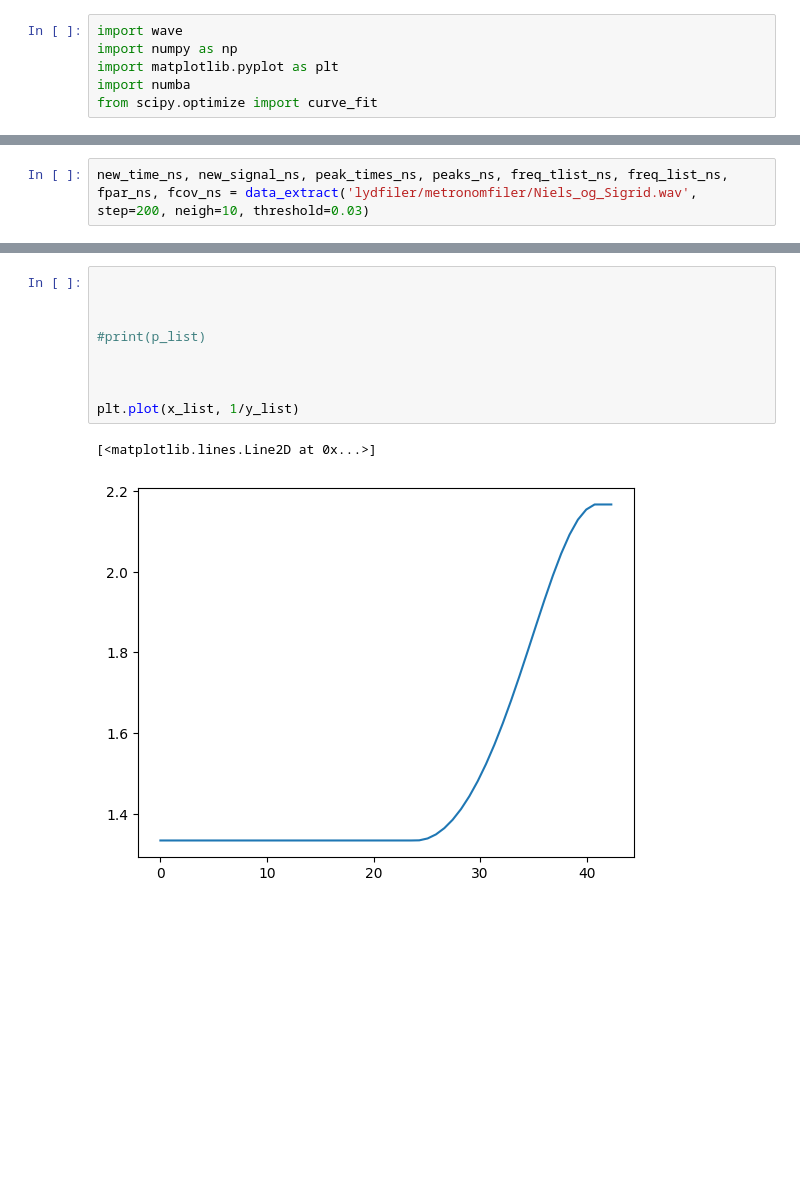
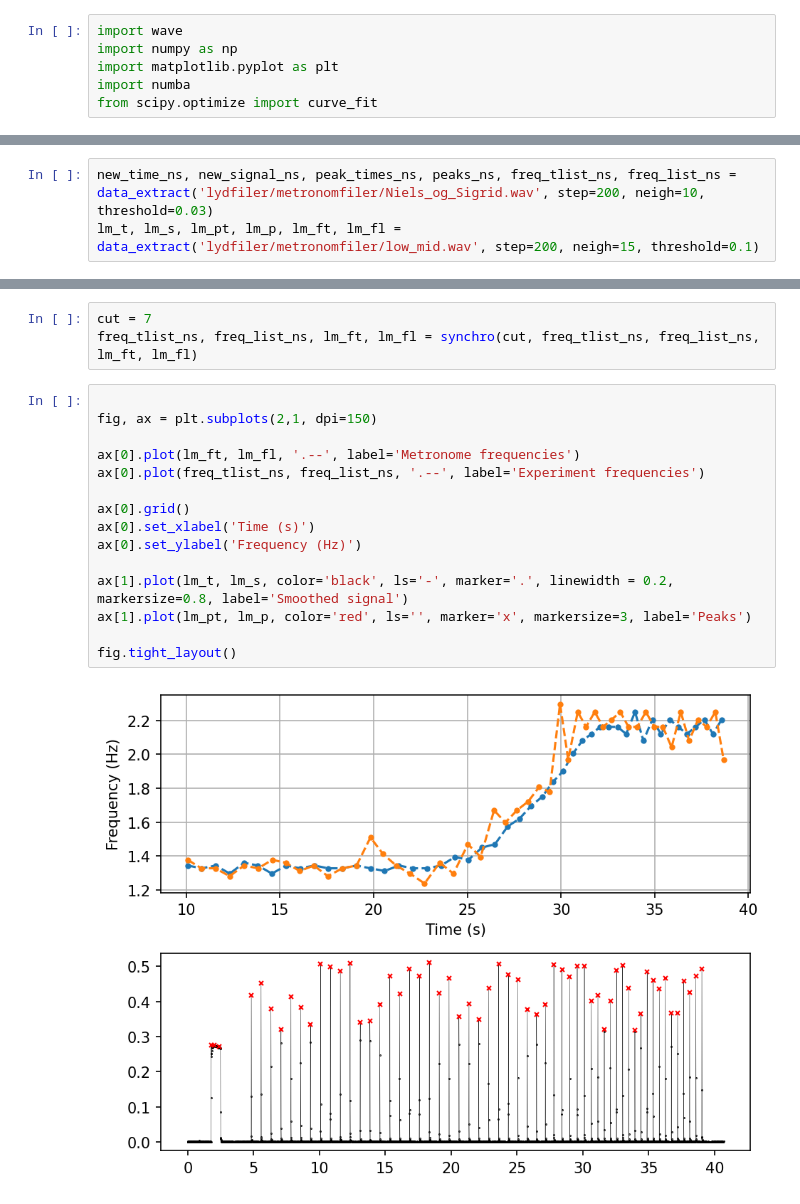
Before and after one commit to nielsdavidsen/Bachelor_2024, a Jupyter notebook: read_sound.ipynb, the cells around one changed output, grey strips where cells are left out. Saved outputs shown, nothing was run; the diff lists cells and outputs as text; blank space fills up the shorter version.

```diff
--- a/read_sound.ipynb
+++ b/read_sound.ipynb
@@ -134,3 +151,4 @@ fig.tight_layout()
 # %%
-new_time_ns, new_signal_ns, peak_times_ns, peaks_ns, freq_tlist_ns, freq_list_ns, fpar_ns, fcov_ns = data_extract('lydfiler/metronomfiler/Niels_og_Sigrid.wav', step=200, neigh=10, threshold=0.03)
+new_time_ns, new_signal_ns, peak_times_ns, peaks_ns, freq_tlist_ns, freq_list_ns = data_extract('lydfiler/metronomfiler/Niels_og_Sigrid.wav', step=200, neigh=10, threshold=0.03)
+lm_t, lm_s, lm_pt, lm_p, lm_ft, lm_fl = data_extract('lydfiler/metronomfiler/low_mid.wav', step=200, neigh=15, threshold=0.1)
 # %%
@@ -162,15 +175,23 @@ ax[1].plot(sig_x, sig_y, c='orange')
 fig.tight_layout()
 # %% [output]
 [figure]
-# %%
-
-
-
-#print(p_list)
-
-
-
-plt.plot(x_list, 1/y_list)
-# %% [output]
-[<matplotlib.lines.Line2D at 0x...>]
-[figure, removed]
+# %%
+cut = 7
+freq_tlist_ns, freq_list_ns, lm_ft, lm_fl = synchro(cut, freq_tlist_ns, freq_list_ns, lm_ft, lm_fl)
+# %%
+
+fig, ax = plt.subplots(2,1, dpi=150)
+
+ax[0].plot(lm_ft, lm_fl, '.--', label='Metronome frequencies')
+ax[0].plot(freq_tlist_ns, freq_list_ns, '.--', label='Experiment frequencies')
+
+ax[0].grid()
+ax[0].set_xlabel('Time (s)')
+ax[0].set_ylabel('Frequency (Hz)')
+
+ax[1].plot(lm_t, lm_s, color='black', ls='-', marker='.', linewidth = 0.2, markersize=0.8, label='Smoothed signal')
+ax[1].plot(lm_pt, lm_p, color='red', ls='', marker='x', markersize=3, label='Peaks')
+
+fig.tight_layout()
+# %% [output]
+[figure, added]
```
Also changed, not shown: parts of 3 cells of this notebook, 2 other files.
